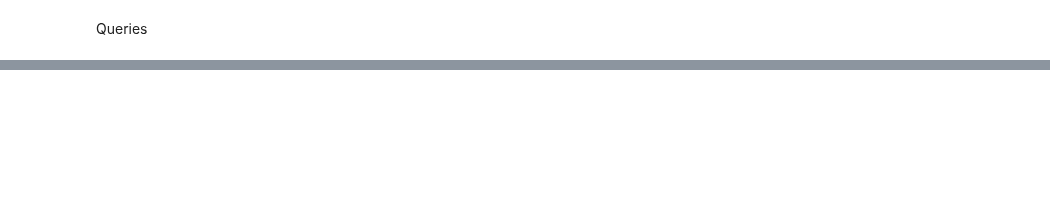
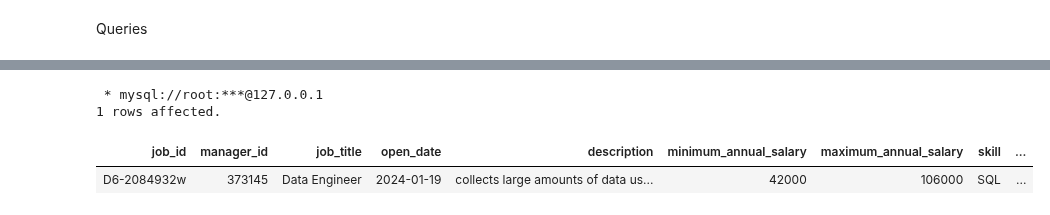
Before and after one commit to JasmineMadi/datajoint-tutorials, a Jupyter notebook: db-course/PythonFinalPro.ipynb, the cells around one changed output, grey strips where cells are left out. Drawn from its saved outputs; the diff is of its cells as text; code cells hidden in the pictures; blank space fills up the shorter version.

```diff
--- a/db-course/PythonFinalPro.ipynb
+++ b/db-course/PythonFinalPro.ipynb
@@ -336,0 +353,10 @@ Queries
+# %%
+%%sql
+SELECT *, count(applicant_id) as number_of_applicants
+FROM job natural join job__skill natural join application
+where skill="SQL" AND job_id NOT IN (SELECT job_id FROM acceptance)
+# %% [output]
+ * mysql://root:***@127.0.0.1
+1 rows affected.
+| job_id | manager_id | job_title | open_date | description | minimum_annual_salary | maximum_annual_salary | skill | ... |
+| D6-2084932w | 373145 | Data Engineer | 2024-01-19 | collects large amounts of data us... | 42000 | 106000 | SQL | ... |
```
Also changed, not shown: parts of 13 cells of this notebook.
